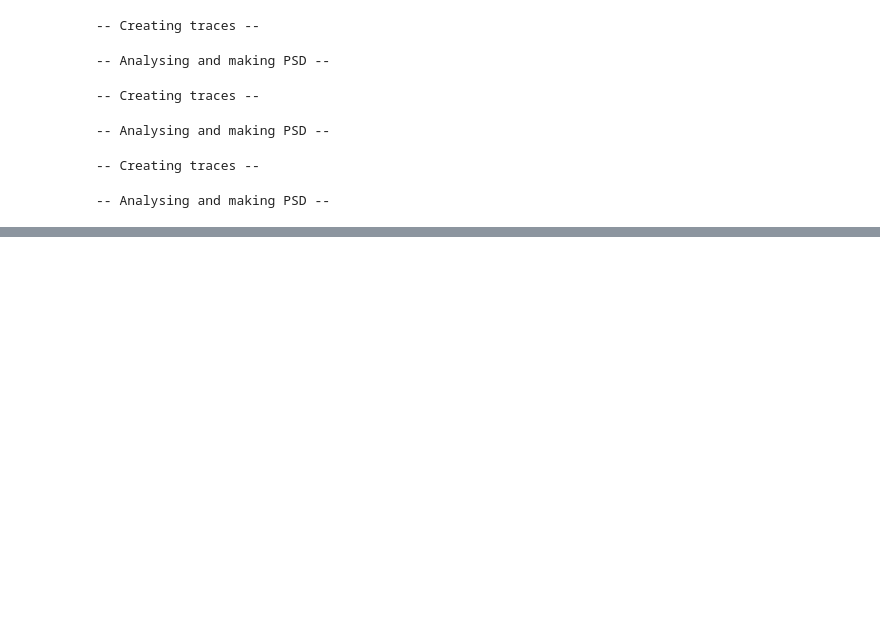
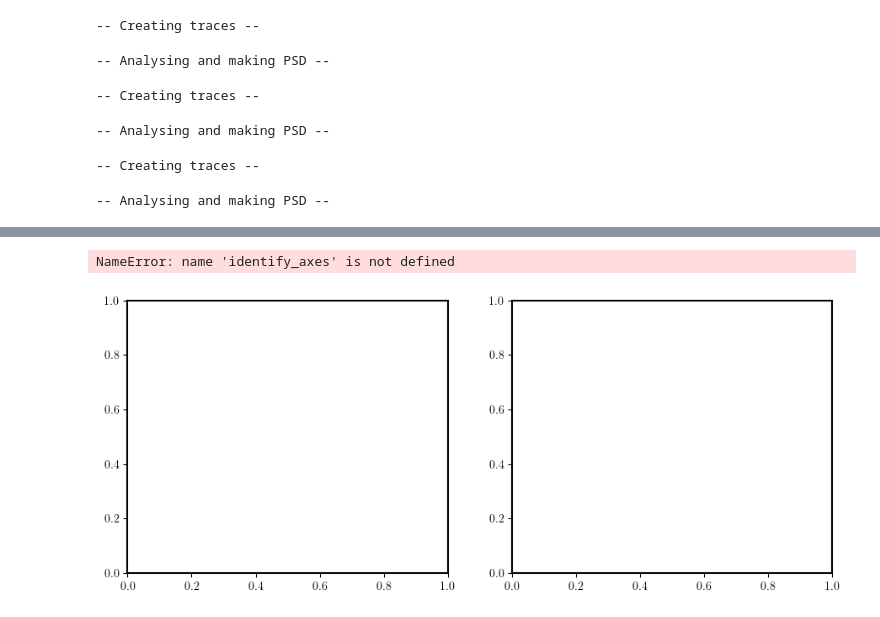
Before and after one commit to QuantumAdventures/non-linearity-experiment, a Jupyter notebook: notebooks/1. Simulation Dynamics.ipynb, the cells around one changed output, grey strips where cells are left out. Saved outputs shown, nothing was run; the diff lists cells and outputs as text; code cells hidden in the pictures; blank space fills up the shorter version.

```diff
--- a/notebooks/1. Simulation Dynamics.ipynb
+++ b/notebooks/1. Simulation Dynamics.ipynb
@@ -138,0 +139,10 @@ plt.savefig('../plots/area_ratio_vs_delay.pdf', bbox_inches = 'tight')
+# %%
+fig = plt.figure(figsize=(5.4*2, 4.2))
+mosaic = """
+    AB
+    """
+ax_dict = fig.subplot_mosaic(mosaic)
+identify_axes(ax_dict)
+# %% [output]
+NameError: name 'identify_axes' is not defined
+[figure, added]
```
Also changed, not shown: parts of 1 cell of this notebook, 7 other files.
